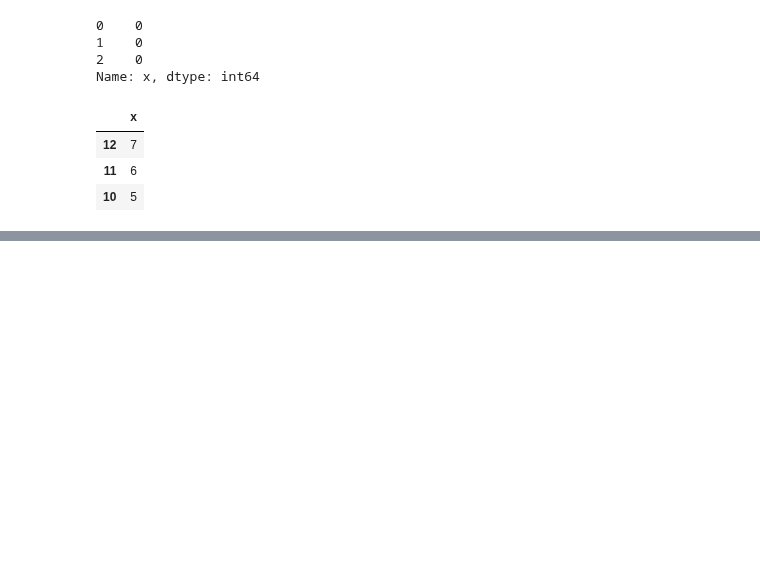
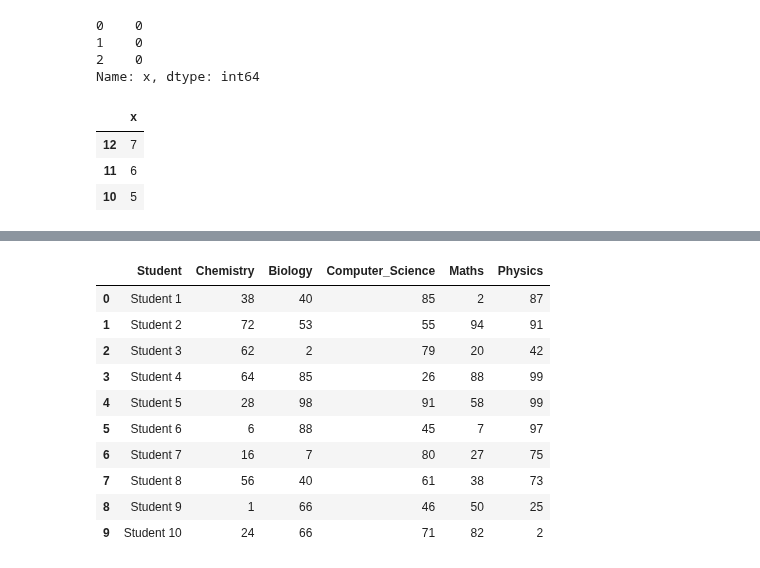
Before and after one commit to rsouza/FGV_Intro_DS, a Jupyter notebook: notebooks/Intro_Pandas.ipynb, the cells around one changed output, grey strips where cells are left out. Saved outputs shown, nothing was run; the diff lists cells and outputs as text; code cells hidden in the pictures; blank space fills up the shorter version.

```diff
--- a/notebooks/Intro_Pandas.ipynb
+++ b/notebooks/Intro_Pandas.ipynb
@@ -570,0 +576,12 @@ df.nlargest(3, 'x')
+# %%
+# Create a test dataframe
+# Untidy dataframe
+# x : Subjects
+# y : Student names
+
+marks = pd.DataFrame(np.random.randint(0, 100, size = (30,5)),
+                     columns = ['Maths', 'Physics','Chemistry', 'Biology', 'Computer_Science'])
+# %%
+# Add student column to dataset
+marks['Student'] = ['Student ' + str(i) for i in range(1,31)]
+display(marks.head())
@@ -570,0 +595,18 @@ df.nlargest(3, 'x')
+# %%
+# Bring last column to first position
+cols = marks.columns.tolist()
+marks = marks[['Student','Chemistry', 'Biology', 'Computer_Science', 'Maths', 'Physics']]
+# %%
+marks.head(10)
+# %% [output]
+|  | Student | Chemistry | Biology | Computer_Science | Maths | Physics |
+| 0 | Student 1 | 38 | 40 | 85 | 2 | 87 |
+| 1 | Student 2 | 72 | 53 | 55 | 94 | 91 |
+| 2 | Student 3 | 62 | 2 | 79 | 20 | 42 |
+| 3 | Student 4 | 64 | 85 | 26 | 88 | 99 |
+| 4 | Student 5 | 28 | 98 | 91 | 58 | 99 |
+| 5 | Student 6 | 6 | 88 | 45 | 7 | 97 |
+| 6 | Student 7 | 16 | 7 | 80 | 27 | 75 |
+| 7 | Student 8 | 56 | 40 | 61 | 38 | 73 |
+| 8 | Student 9 | 1 | 66 | 46 | 50 | 25 |
+| 9 | Student 10 | 24 | 66 | 71 | 82 | 2 |
```
Also changed, not shown: parts of 28 cells of this notebook.
